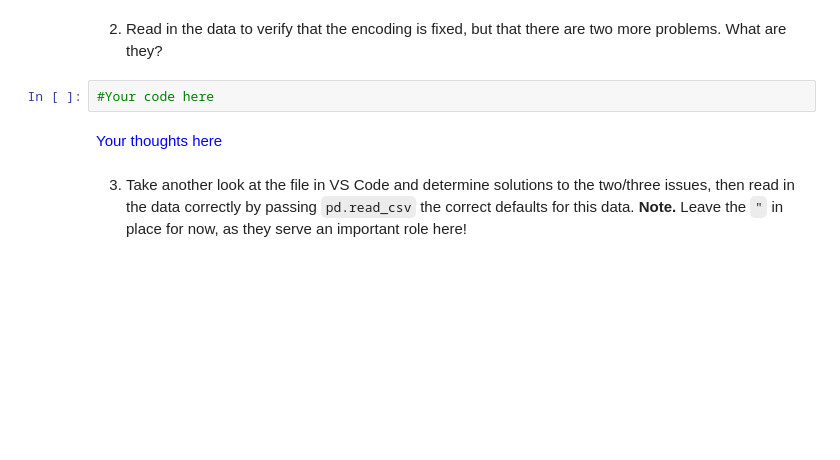
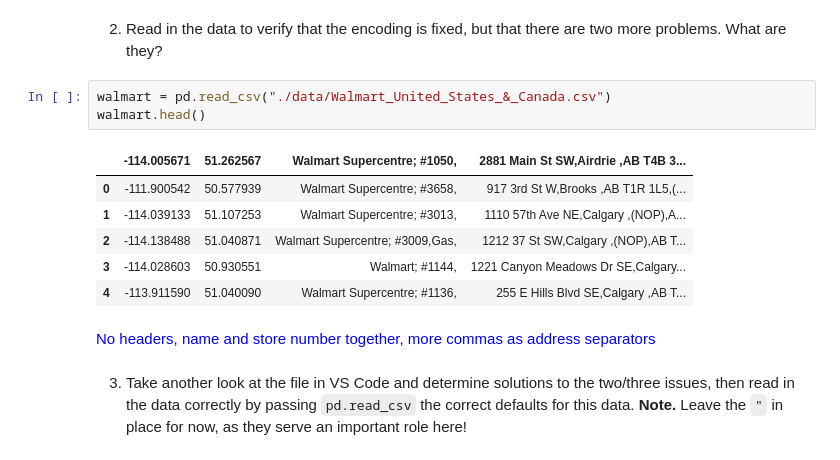
Before and after one commit to LukeCoelho/act4_1_cleaning_up_walmart_data, a Jupyter notebook: act4_1_cleaning_walmart_location_data.ipynb, the cells around one changed output. Drawn from its saved outputs; the diff is of its cells as text; blank space fills up the shorter version.

```diff
--- a/act4_1_cleaning_walmart_location_data.ipynb
+++ b/act4_1_cleaning_walmart_location_data.ipynb
@@ -16,9 +16,17 @@ UnicodeDecodeError: 'utf-8' codec can't decode byte 0xe8 in position 42095: inva
 # %% [markdown]
 2. Read in the data to verify that the encoding is fixed, but that there are two more problems.  What are they?
 # %%
-#Your code here
+walmart = pd.read_csv("./data/Walmart_United_States_&_Canada.csv")
+walmart.head()
+# %% [output]
+|  | -114.005671 | 51.262567 | Walmart Supercentre; #1050, | 2881 Main St SW,Airdrie ,AB T4B 3... |
+| 0 | -111.900542 | 50.577939 | Walmart Supercentre; #3658, | 917 3rd St W,Brooks ,AB T1R 1L5,(... |
+| 1 | -114.039133 | 51.107253 | Walmart Supercentre; #3013, | 1110 57th Ave NE,Calgary ,(NOP),A... |
+| 2 | -114.138488 | 51.040871 | Walmart Supercentre; #3009,Gas, | 1212 37 St SW,Calgary ,(NOP),AB T... |
+| 3 | -114.028603 | 50.930551 | Walmart; #1144, | 1221 Canyon Meadows Dr SE,Calgary... |
+| 4 | -113.911590 | 51.040090 | Walmart Supercentre; #1136, | 255 E Hills Blvd SE,Calgary ,AB T... |
 # %% [markdown]
-<font color="blue"> Your thoughts here </font>
+<font color="blue"> No headers, name and store number together, more commas as address separators </font>
 # %% [markdown]
 3. Take another look at the file in VS Code and determine solutions to the two/three issues, then read in the data correctly by passing `pd.read_csv` the correct defaults for this data. **Note.** Leave the `"` in place for now, as they serve an important role here!
 # %%
```
Also changed, not shown: parts of 5 cells of this notebook.
